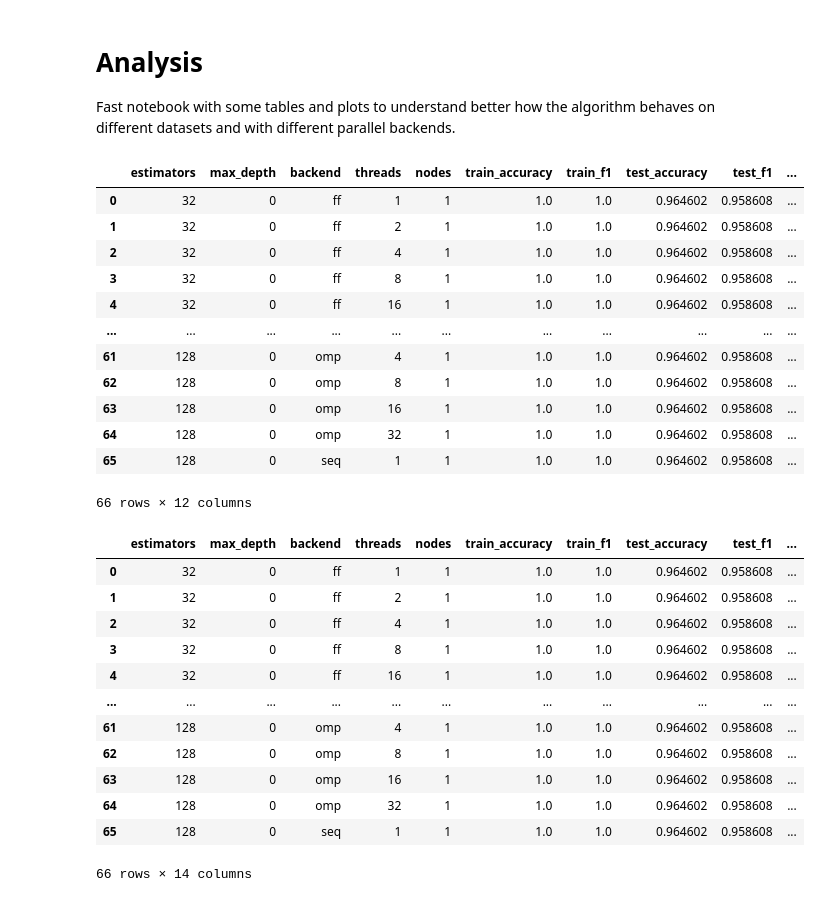
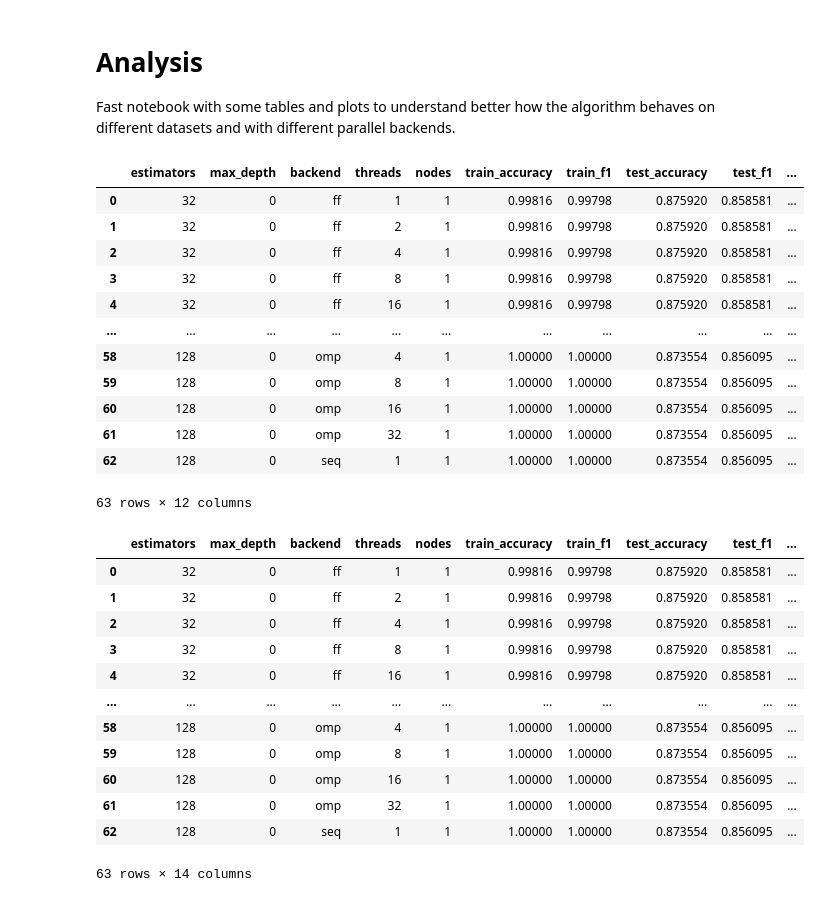
Before and after one commit to FedericoBustaffa/random_forest, a Jupyter notebook: notebooks/threading.ipynb, the cells around one changed output. Saved outputs shown, nothing was run; the diff lists cells and outputs as text; code cells hidden in the pictures.

```diff
--- a/notebooks/threading.ipynb
+++ b/notebooks/threading.ipynb
@@ -6,22 +6,22 @@ behaves on different datasets and with different parallel backends.
 # %%
 import pandas as pd
 
-df = pd.read_csv("../results/cluster_breast_cancer_4.csv")
+df = pd.read_csv("../results/cluster_magic_5.csv")
 df
 # %% [output]
 |  | estimators | max_depth | backend | threads | nodes | train_accuracy | train_f1 | test_accuracy | test_f1 | ... |
-| 0 | 32 | 0 | ff | 1 | 1 | 1.0 | 1.0 | 0.964602 | 0.958608 | ... |
-| 1 | 32 | 0 | ff | 2 | 1 | 1.0 | 1.0 | 0.964602 | 0.958608 | ... |
-| 2 | 32 | 0 | ff | 4 | 1 | 1.0 | 1.0 | 0.964602 | 0.958608 | ... |
-| 3 | 32 | 0 | ff | 8 | 1 | 1.0 | 1.0 | 0.964602 | 0.958608 | ... |
-| 4 | 32 | 0 | ff | 16 | 1 | 1.0 | 1.0 | 0.964602 | 0.958608 | ... |
+| 0 | 32 | 0 | ff | 1 | 1 | 0.99816 | 0.99798 | 0.875920 | 0.858581 | ... |
+| 1 | 32 | 0 | ff | 2 | 1 | 0.99816 | 0.99798 | 0.875920 | 0.858581 | ... |
+| 2 | 32 | 0 | ff | 4 | 1 | 0.99816 | 0.99798 | 0.875920 | 0.858581 | ... |
+| 3 | 32 | 0 | ff | 8 | 1 | 0.99816 | 0.99798 | 0.875920 | 0.858581 | ... |
+| 4 | 32 | 0 | ff | 16 | 1 | 0.99816 | 0.99798 | 0.875920 | 0.858581 | ... |
 | ... | ... | ... | ... | ... | ... | ... | ... | ... | ... | ... |
-| 61 | 128 | 0 | omp | 4 | 1 | 1.0 | 1.0 | 0.964602 | 0.958608 | ... |
-| 62 | 128 | 0 | omp | 8 | 1 | 1.0 | 1.0 | 0.964602 | 0.958608 | ... |
-| 63 | 128 | 0 | omp | 16 | 1 | 1.0 | 1.0 | 0.964602 | 0.958608 | ... |
-| 64 | 128 | 0 | omp | 32 | 1 | 1.0 | 1.0 | 0.964602 | 0.958608 | ... |
-| 65 | 128 | 0 | seq | 1 | 1 | 1.0 | 1.0 | 0.964602 | 0.958608 | ... |
+| 58 | 128 | 0 | omp | 4 | 1 | 1.00000 | 1.00000 | 0.873554 | 0.856095 | ... |
+| 59 | 128 | 0 | omp | 8 | 1 | 1.00000 | 1.00000 | 0.873554 | 0.856095 | ... |
+| 60 | 128 | 0 | omp | 16 | 1 | 1.00000 | 1.00000 | 0.873554 | 0.856095 | ... |
+| 61 | 128 | 0 | omp | 32 | 1 | 1.00000 | 1.00000 | 0.873554 | 0.856095 | ... |
+| 62 | 128 | 0 | seq | 1 | 1 | 1.00000 | 1.00000 | 0.873554 | 0.856095 | ... |
-66 rows × 12 columns
+63 rows × 12 columns
 # %%
 seq = df[df["backend"] == "seq"]
 
@@ -34,18 +34,18 @@ df["train_efficiency"] = df["train_speedup"] / merged["threads_mt"]
 df
 # %% [output]
 |  | estimators | max_depth | backend | threads | nodes | train_accuracy | train_f1 | test_accuracy | test_f1 | ... |
-| 0 | 32 | 0 | ff | 1 | 1 | 1.0 | 1.0 | 0.964602 | 0.958608 | ... |
-| 1 | 32 | 0 | ff | 2 | 1 | 1.0 | 1.0 | 0.964602 | 0.958608 | ... |
-| 2 | 32 | 0 | ff | 4 | 1 | 1.0 | 1.0 | 0.964602 | 0.958608 | ... |
-| 3 | 32 | 0 | ff | 8 | 1 | 1.0 | 1.0 | 0.964602 | 0.958608 | ... |
-| 4 | 32 | 0 | ff | 16 | 1 | 1.0 | 1.0 | 0.964602 | 0.958608 | ... |
+| 0 | 32 | 0 | ff | 1 | 1 | 0.99816 | 0.99798 | 0.875920 | 0.858581 | ... |
+| 1 | 32 | 0 | ff | 2 | 1 | 0.99816 | 0.99798 | 0.875920 | 0.858581 | ... |
+| 2 | 32 | 0 | ff | 4 | 1 | 0.99816 | 0.99798 | 0.875920 | 0.858581 | ... |
+| 3 | 32 | 0 | ff | 8 | 1 | 0.99816 | 0.99798 | 0.875920 | 0.858581 | ... |
+| 4 | 32 | 0 | ff | 16 | 1 | 0.99816 | 0.99798 | 0.875920 | 0.858581 | ... |
 | ... | ... | ... | ... | ... | ... | ... | ... | ... | ... | ... |
-| 61 | 128 | 0 | omp | 4 | 1 | 1.0 | 1.0 | 0.964602 | 0.958608 | ... |
-| 62 | 128 | 0 | omp | 8 | 1 | 1.0 | 1.0 | 0.964602 | 0.958608 | ... |
-| 63 | 128 | 0 | omp | 16 | 1 | 1.0 | 1.0 | 0.964602 | 0.958608 | ... |
-| 64 | 128 | 0 | omp | 32 | 1 | 1.0 | 1.0 | 0.964602 | 0.958608 | ... |
-| 65 | 128 | 0 | seq | 1 | 1 | 1.0 | 1.0 | 0.964602 | 0.958608 | ... |
+| 58 | 128 | 0 | omp | 4 | 1 | 1.00000 | 1.00000 | 0.873554 | 0.856095 | ... |
+| 59 | 128 | 0 | omp | 8 | 1 | 1.00000 | 1.00000 | 0.873554 | 0.856095 | ... |
+| 60 | 128 | 0 | omp | 16 | 1 | 1.00000 | 1.00000 | 0.873554 | 0.856095 | ... |
+| 61 | 128 | 0 | omp | 32 | 1 | 1.00000 | 1.00000 | 0.873554 | 0.856095 | ... |
+| 62 | 128 | 0 | seq | 1 | 1 | 1.00000 | 1.00000 | 0.873554 | 0.856095 | ... |
-66 rows × 14 columns
+63 rows × 14 columns
 # %%
 import matplotlib.pyplot as plt
 import numpy as np
```
Also changed, not shown: parts of 7 cells of this notebook.
